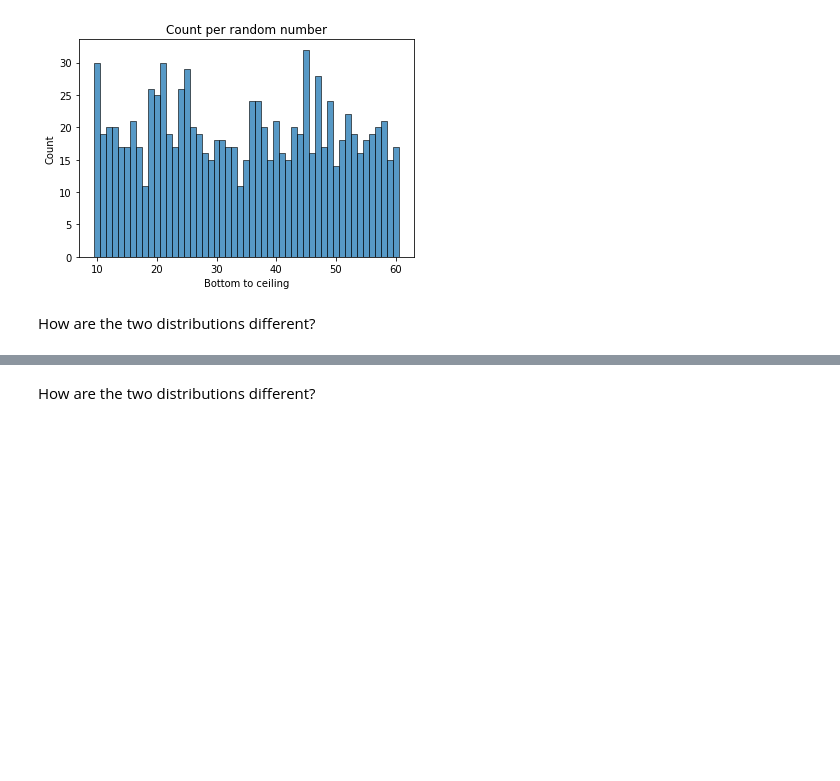
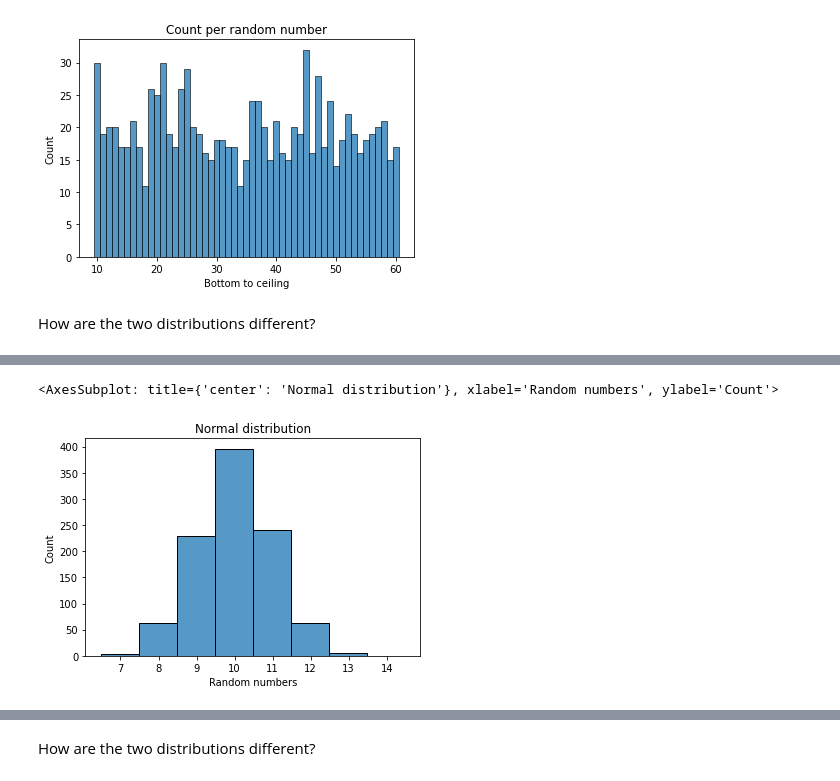
Before and after one commit to Ironhack-data-bcn-january-2023/lab-continuous-probability-distributions, a Jupyter notebook: your-code/main.ipynb, the cells around one changed output, grey strips where cells are left out. Saved outputs shown, nothing was run; the diff lists cells and outputs as text; code cells hidden in the pictures; blank space fills up the shorter version.

```diff
--- a/your-code/main.ipynb
+++ b/your-code/main.ipynb
@@ -93,0 +92,15 @@ Expected output:
+# %%
+# your code here
+def normal (mean, std, observations):
+    dist = np.random.normal(mean, std, observations)
+
+    figure = sns.histplot(dist, discrete=True)
+    plt.xlabel('Random numbers')
+    plt.ylabel('Count')
+    plt.title('Normal distribution')
+    return figure
+# %%
+normal(10, 1, 1000)
+# %% [output]
+<AxesSubplot: title={'center': 'Normal distribution'}, xlabel='Random numbers', ylabel='Count'>
+[figure, added]
```
Also changed, not shown: parts of 13 cells of this notebook.
